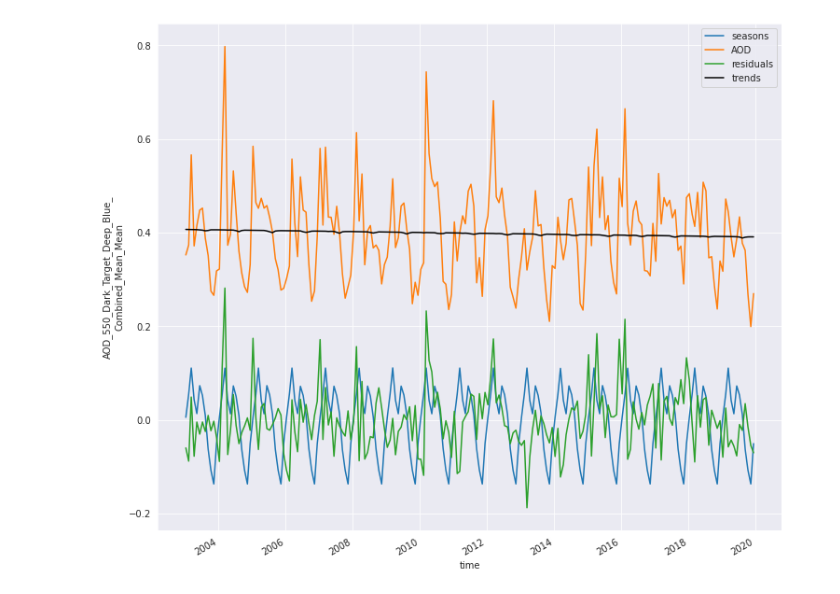
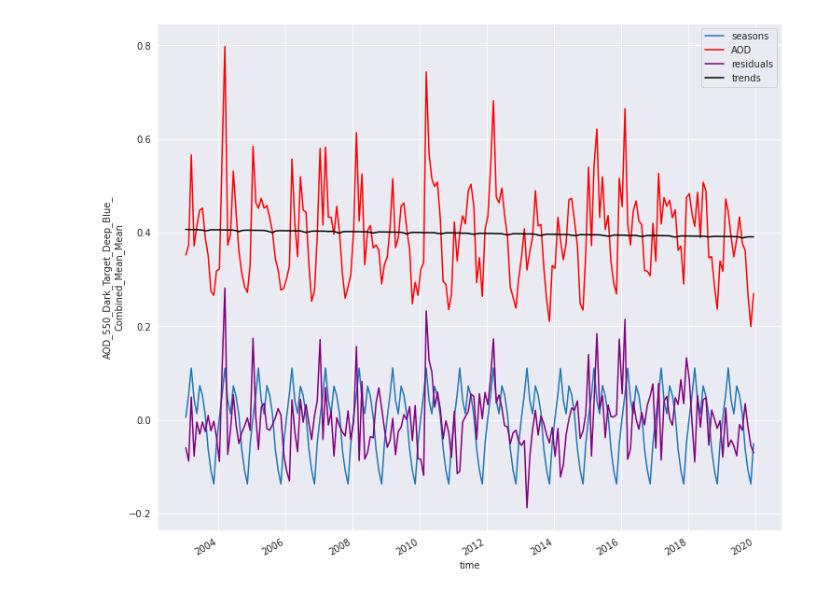
Before and after one commit to Adjoa930/Aerosols, a Jupyter notebook: research.ipynb, the cells around one changed output. Drawn from its saved outputs; the diff is of its cells as text; code cells hidden in the pictures.

```diff
--- a/research.ipynb
+++ b/research.ipynb
@@ -29,10 +29,10 @@ tre = inter.mean(dim=('lon','lat'))
 # %%
 fig = plt.figure(figsize=(12,10))
 seas.plot(label = 'seasons')
-orig.plot(label = 'AOD')
-res.plot(label = 'residuals')
+orig.plot(color = 'red',label = 'AOD')
+res.plot(label = 'residuals', color= 'purple')
 tre.plot(color ='black', label = 'trends')
 plt.legend(loc='best')
 plt.savefig('plot1.png')
 # %% [output]
-[figure, old version]
+[figure, new version]
```
Also changed, not shown: parts of 5 cells of this notebook, 1 other file.
